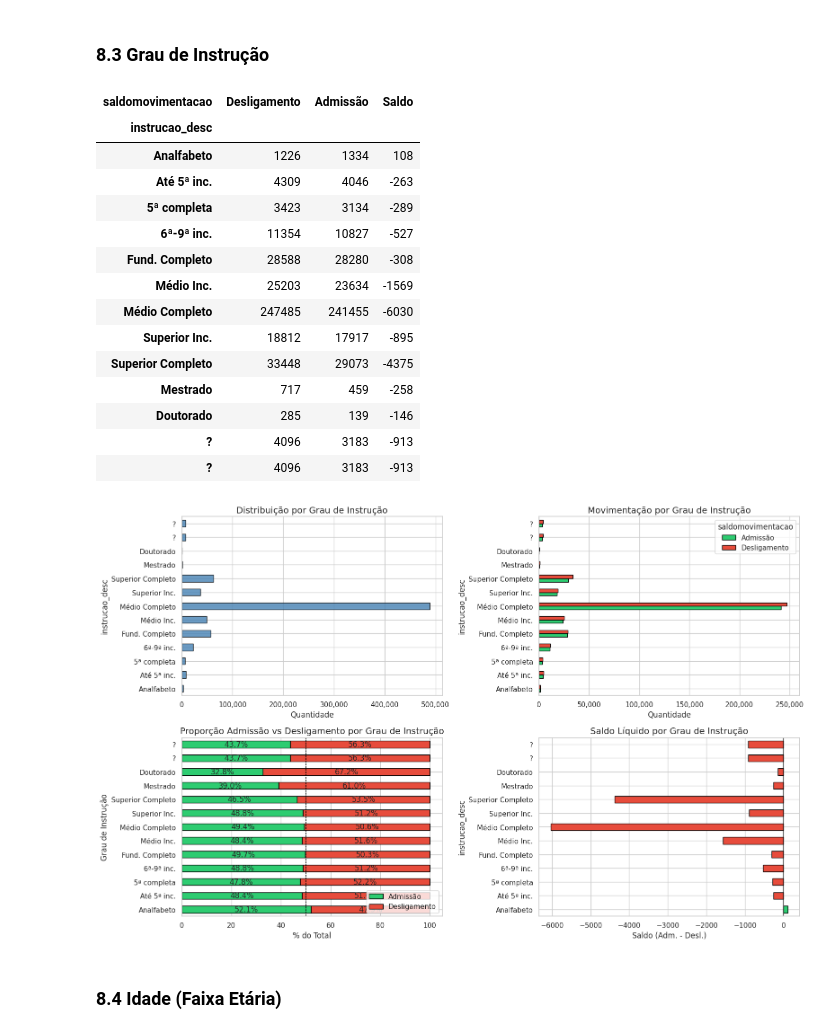
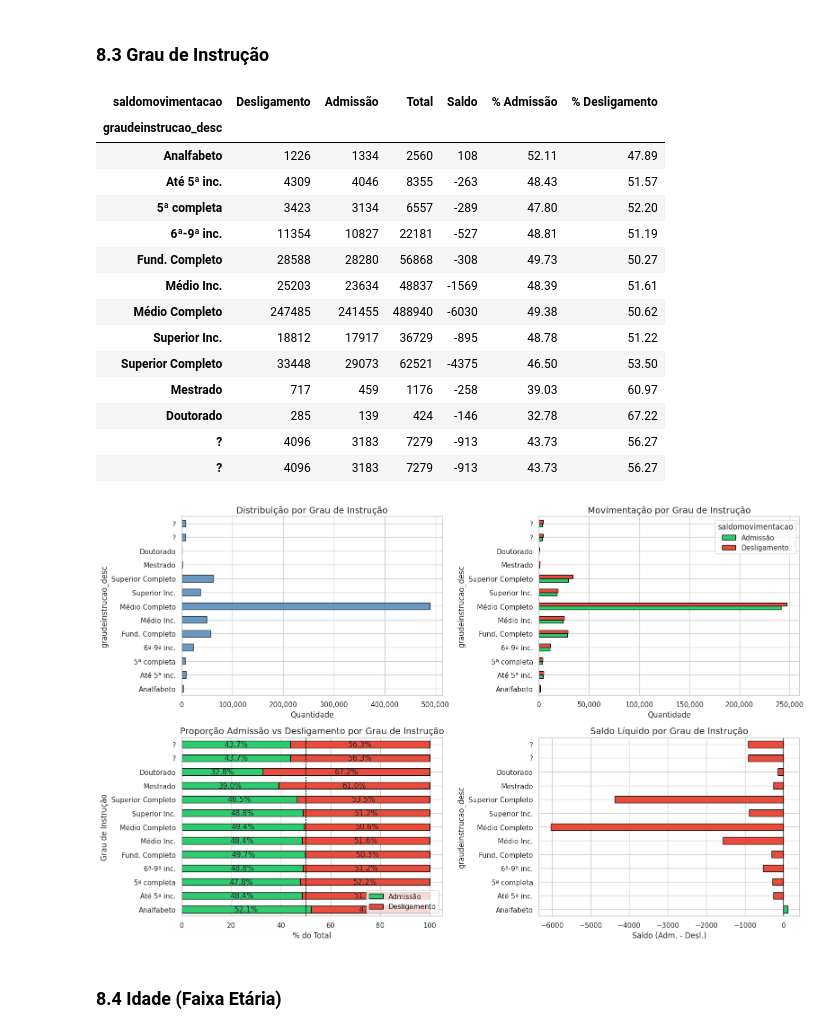
Before and after one commit to vinimeurer/employment-balance-predictor, a Jupyter notebook: eda_caged_curitiba.ipynb, the cells around one changed output. Drawn from its saved outputs; the diff is of its cells as text; code cells hidden in the pictures.

Commit message:
update table visualizations of  demographic analysis section

```diff
--- a/eda_caged_curitiba.ipynb
+++ b/eda_caged_curitiba.ipynb
@@ -732,33 +768,51 @@ plt.show()
 # %% [markdown]
 ### 8.3 Grau de Instrução
 # %%
-# Mapeamento de grau de instrução
-df["instrucao_desc"] = df["graudeinstrucao"].map(MAP_GRAU_INSTRUCAO).fillna("?")
+# ============================================================
+# Preparação da variável
+# ============================================================
+col_original = "graudeinstrucao"
+mapa = MAP_GRAU_INSTRUCAO
+col_desc = f"{col_original}_desc"
+
+df[col_desc] = df[col_original].map(mapa).fillna("?")
 
 # ============================================================
-# Ordenação correta (mantendo hierarquia educacional)
+# Ordenação personalizada (mantendo hierarquia educacional)
 # ============================================================
-ordem_instrucao = (
-    df[["graudeinstrucao", "instrucao_desc"]]
+ordem = (
+    df[[col_original, col_desc]]
     .drop_duplicates()
-    .sort_values("graudeinstrucao")["instrucao_desc"]
+    .sort_values(col_original)[col_desc]
     .tolist()
 )
 
 # ============================================================
-# Tabela de movimentação por grau de instrução
+# Agrupamento
 # ============================================================
 instr_saldo = (
-    df.groupby(["instrucao_desc", "saldomovimentacao"])
+    df.groupby([col_desc, "saldomovimentacao"])
     .size()
     .unstack(fill_value=0)
     .rename(columns=MAP_SALDO)
-    .reindex(ordem_instrucao)
+    .reindex(ordem)
 )
 
-# Cálculo do saldo líquido
-instr_saldo["Saldo"] = instr_saldo.get("Admissão", 0) - instr_saldo.get("Desligamento", 0)
+# Garantir colunas
+for col in ["Admissão", "Desligamento"]:
+    if col not in instr_saldo:
+        instr_saldo[col] = 0
 
+# ============================================================
+# Métricas
+# ============================================================
+instr_saldo["Total"] = instr_saldo["Admissão"] + instr_saldo["Desligamento"]
+instr_saldo["Saldo"] = instr_saldo["Admissão"] - instr_saldo["Desligamento"]
+
+instr_saldo["% Admissão"] = instr_saldo["Admissão"] / instr_saldo["Total"] * 100
+instr_saldo["% Desligamento"] = instr_saldo["Desligamento"] / instr_saldo["Total"] * 100
+
+# Percentual para gráficos
 instr_pct = instr_saldo[["Admissão", "Desligamento"]].div(
     instr_saldo[["Admissão", "Desligamento"]].sum(axis=1), axis=0
 ) * 100
@@ -798,49 +852,49 @@ instr_pct.plot.barh(
     ax=axes[1, 0],
     stacked=True,
     color=["#2ecc71", "#e74c3c"],
     edgecolor="black"
 )
 axes[1, 0].axvline(50, color="black", linestyle="--", linewidth=0.8)
 axes[1, 0].set_title("Proporção Admissão vs Desligamento por Grau de Instrução")
 axes[1, 0].set_xlabel("% do Total")
 axes[1, 0].set_ylabel("Grau de Instrução")
 axes[1, 0].legend(loc="lower right")
 
 # Rótulos de porcentagem
 for container in axes[1, 0].containers:
     axes[1, 0].bar_label(container, fmt="%.1f%%", label_type="center")
 
 # 4) Saldo líquido
 cores_saldo = ["#e74c3c" if v < 0 else "#2ecc71" for v in instr_saldo["Saldo"]]
 
 instr_saldo["Saldo"].plot.barh(
     ax=axes[1, 1],
     color=cores_saldo,
     edgecolor="black"
 )
 axes[1, 1].axvline(0, color="black", linewidth=0.8)
 axes[1, 1].set_title("Saldo Líquido por Grau de Instrução")
 axes[1, 1].set_xlabel("Saldo (Adm. - Desl.)")
 
 plt.tight_layout()
 plt.show()
 # %% [output]
-| saldomovimentacao | Desligamento | Admissão | Saldo |
-| instrucao_desc |  |  |  |
-| Analfabeto | 1226 | 1334 | 108 |
-| Até 5ª inc. | 4309 | 4046 | -263 |
-| 5ª completa | 3423 | 3134 | -289 |
-| 6ª-9ª inc. | 11354 | 10827 | -527 |
-| Fund. Completo | 28588 | 28280 | -308 |
-| Médio Inc. | 25203 | 23634 | -1569 |
-| Médio Completo | 247485 | 241455 | -6030 |
-| Superior Inc. | 18812 | 17917 | -895 |
-| Superior Completo | 33448 | 29073 | -4375 |
-| Mestrado | 717 | 459 | -258 |
-| Doutorado | 285 | 139 | -146 |
-| ? | 4096 | 3183 | -913 |
-| ? | 4096 | 3183 | -913 |
+| saldomovimentacao | Desligamento | Admissão | Total | Saldo | % Admissão | % Desligamento |
+| graudeinstrucao_desc |  |  |  |  |  |  |
+| Analfabeto | 1226 | 1334 | 2560 | 108 | 52.11 | 47.89 |
+| Até 5ª inc. | 4309 | 4046 | 8355 | -263 | 48.43 | 51.57 |
+| 5ª completa | 3423 | 3134 | 6557 | -289 | 47.80 | 52.20 |
+| 6ª-9ª inc. | 11354 | 10827 | 22181 | -527 | 48.81 | 51.19 |
+| Fund. Completo | 28588 | 28280 | 56868 | -308 | 49.73 | 50.27 |
+| Médio Inc. | 25203 | 23634 | 48837 | -1569 | 48.39 | 51.61 |
+| Médio Completo | 247485 | 241455 | 488940 | -6030 | 49.38 | 50.62 |
+| Superior Inc. | 18812 | 17917 | 36729 | -895 | 48.78 | 51.22 |
+| Superior Completo | 33448 | 29073 | 62521 | -4375 | 46.50 | 53.50 |
+| Mestrado | 717 | 459 | 1176 | -258 | 39.03 | 60.97 |
+| Doutorado | 285 | 139 | 424 | -146 | 32.78 | 67.22 |
+| ? | 4096 | 3183 | 7279 | -913 | 43.73 | 56.27 |
+| ? | 4096 | 3183 | 7279 | -913 | 43.73 | 56.27 |
-[figure, old version]
+[figure, new version]
 # %% [markdown]
 ### 8.4 Idade (Faixa Etária)
 # %% [markdown]
```
Also changed, not shown: parts of 5 cells of this notebook.
